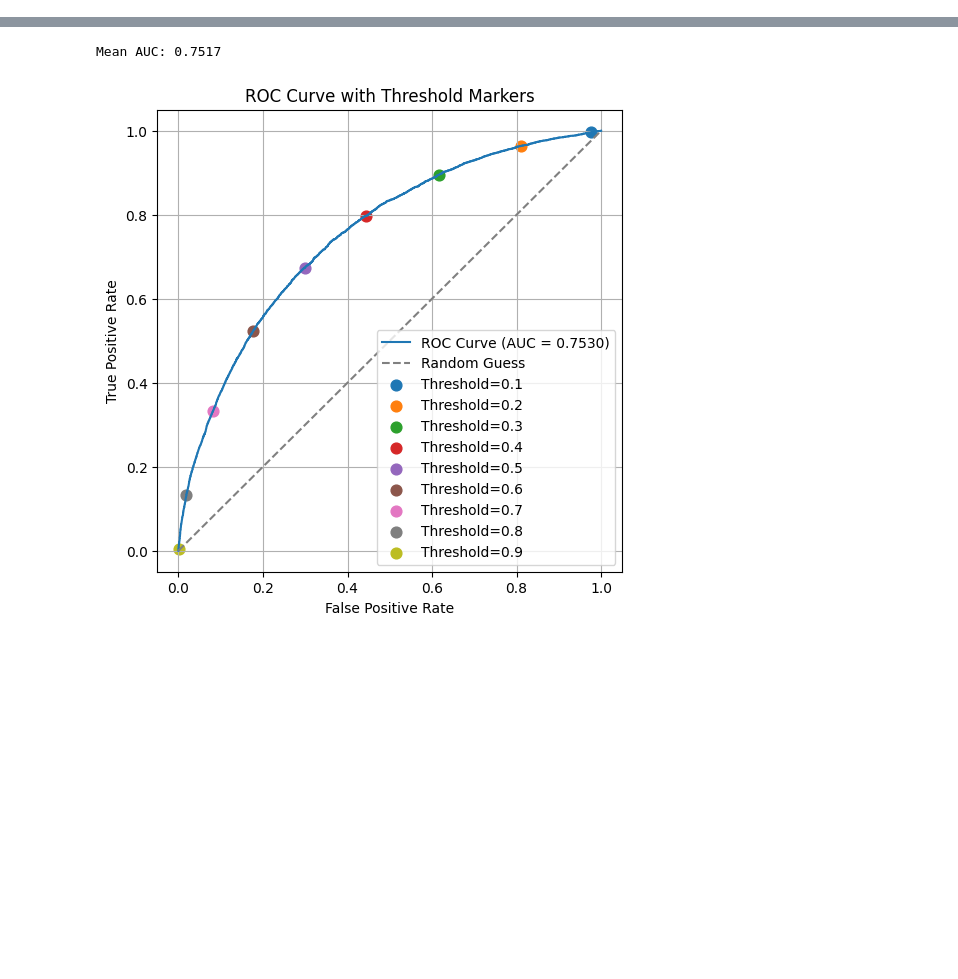
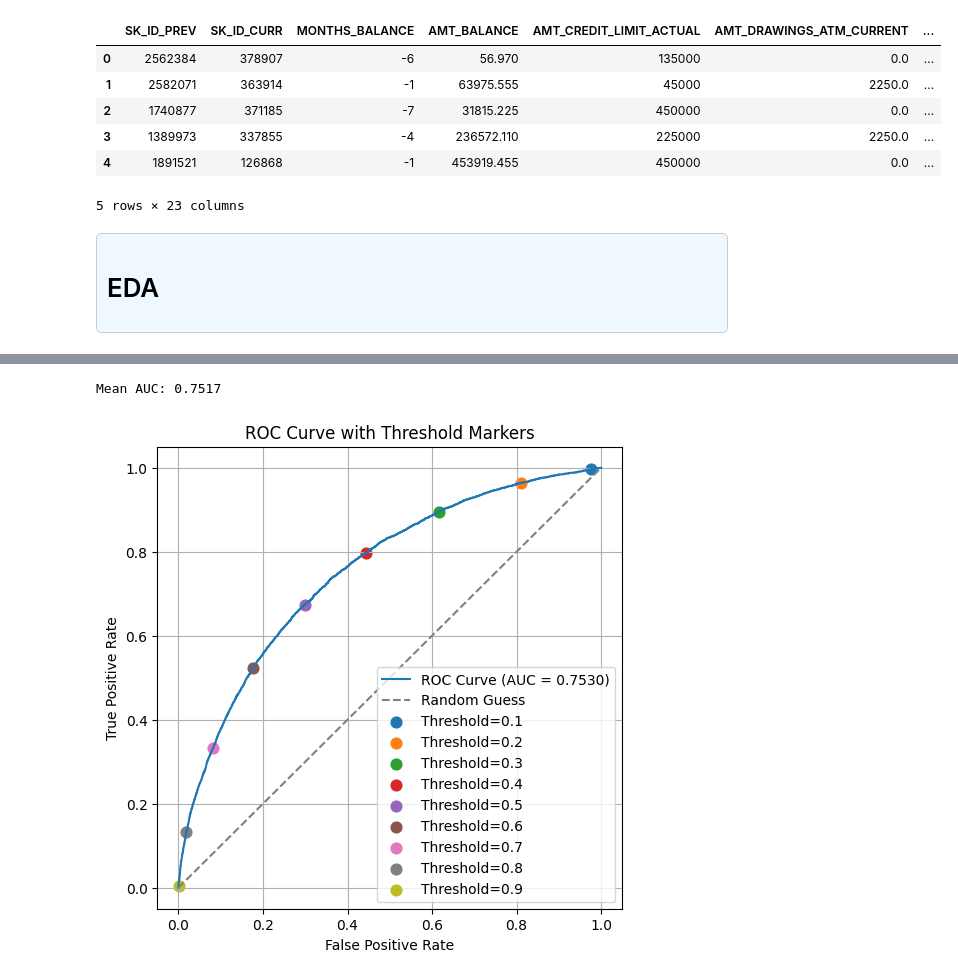
Before and after one commit to refuel-code-135/ml-supervised-classification-home-credit-risk, a Jupyter notebook: notebooks/notebook.ipynb, the cells around one changed output, grey strips where cells are left out. Cells and saved outputs as stored; diff of their text form; code cells hidden in the pictures; blank space fills up the shorter version.

```diff
--- a/notebooks/notebook.ipynb
+++ b/notebooks/notebook.ipynb
@@ -8,0 +55,16 @@ df_application_train = pd.read_csv("../data/application_train.csv")
+# %%
+df_credit_card_balance.head()
+# %% [output]
+|  | SK_ID_PREV | SK_ID_CURR | MONTHS_BALANCE | AMT_BALANCE | AMT_CREDIT_LIMIT_ACTUAL | AMT_DRAWINGS_ATM_CURRENT | ... |
+| 0 | 2562384 | 378907 | -6 | 56.970 | 135000 | 0.0 | ... |
+| 1 | 2582071 | 363914 | -1 | 63975.555 | 45000 | 2250.0 | ... |
+| 2 | 1740877 | 371185 | -7 | 31815.225 | 450000 | 0.0 | ... |
+| 3 | 1389973 | 337855 | -4 | 236572.110 | 225000 | 2250.0 | ... |
+| 4 | 1891521 | 126868 | -1 | 453919.455 | 450000 | 0.0 | ... |
+5 rows × 23 columns
+# %% [markdown]
+<div style="background-color:#f0f8ff; padding:10px; border:1px solid #ccc; border-radius:5px;">
+
+# EDA
+
+</div>
```
Also changed, not shown: parts of 22 cells of this notebook.
